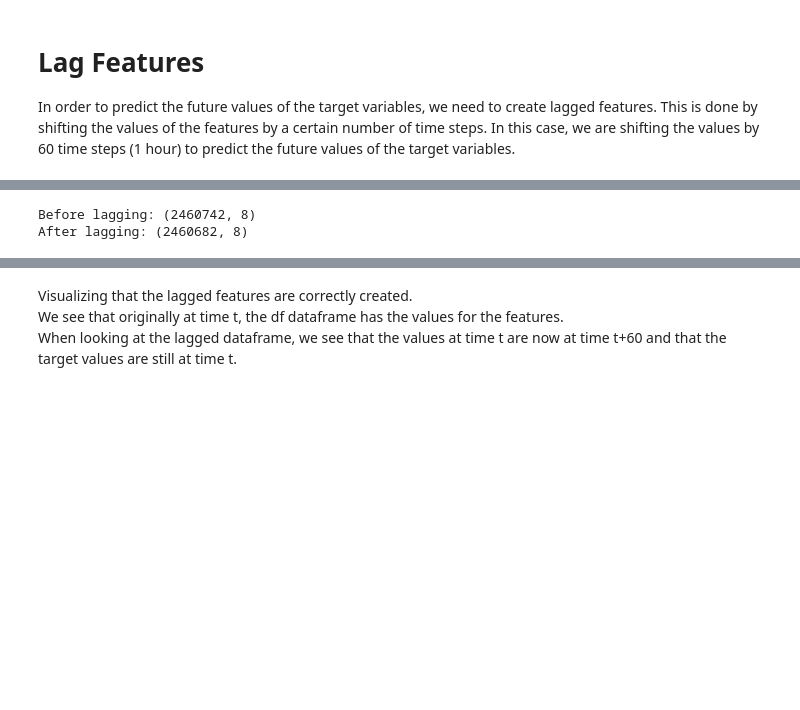
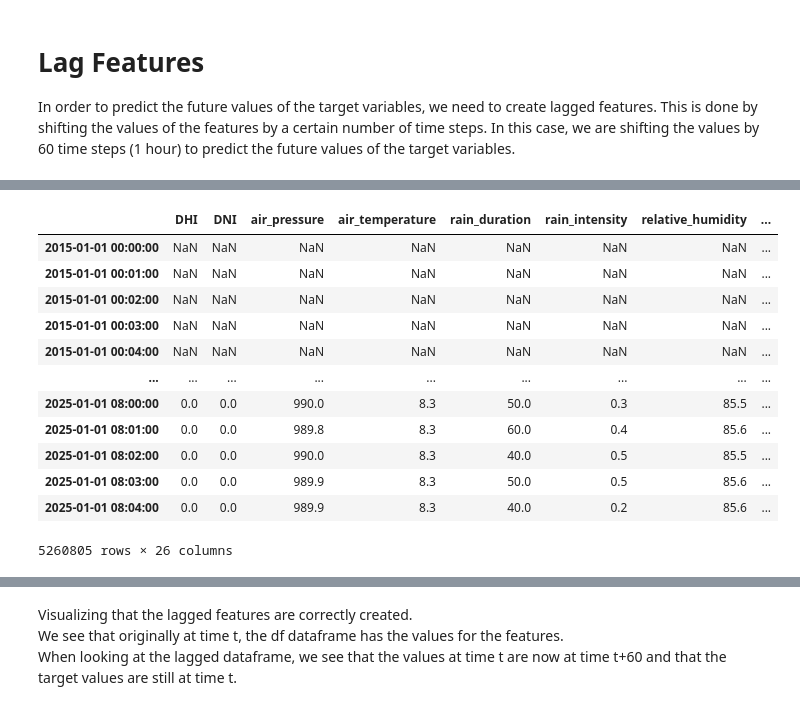
Before and after one commit to LucasDJensen/Solar-Irradiance-Nowcasting, a Jupyter notebook: Preprocess_Step_2.ipynb, the cells around one changed output, grey strips where cells are left out. Cells and saved outputs as stored; diff of their text form; code cells hidden in the pictures; blank space fills up the shorter version.

```diff
--- a/Preprocess_Step_2.ipynb
+++ b/Preprocess_Step_2.ipynb
@@ -46,20 +117,24 @@ In order to predict the future values of the target variables, we need to create
 # %%
-TARGETS = ['DNI', 'DHI']
-X = df.dropna().drop(columns=TARGETS)  # Drop the target columns and any rows with NaN values because LagFeatures does not handle NaN values.
-print(f'Before lagging: {X.shape}')
-lf = LagFeatures(periods=[60], drop_original=True, drop_na=True)
-# df_lagged = lf.fit_transform(pd.DataFrame(X['air_pressure']))
-df_lagged = lf.fit_transform(X)
-print(f'After lagging: {df_lagged.shape}')
+TARGETS = [x.name for x in my_config.target_variables]
+FEATURES = [x.name for x in my_config.features]
 
-# Reintroduce the NaN values by reindexing the DataFrame with the full range of timestamps.
-# full_range = pd.date_range(start=df_lagged.index.min(), end=df_lagged.index.max(), freq="1min")
-# df_lagged = df_lagged.reindex(full_range)
-# df_lagged.sort_index(inplace=True)
-
-df_lagged[TARGETS] = df[TARGETS]  # Reintroduce the target columns.
-# sort the columns
-df_lagged = df_lagged[sorted(df_lagged.columns)]
+for feature in my_config.features:
+    if feature.lag is not None:
+        for lag in feature.lag:
+            df_lagged[f'{feature.name}_lag_{lag}'] = df[feature.name].shift(lag)
-# %% [output]
-Before lagging: (2460742, 8)
-After lagging: (2460682, 8)
+# %%
+df_lagged
+# %% [output]
+|  | DHI | DNI | air_pressure | air_temperature | rain_duration | rain_intensity | relative_humidity | ... |
+| 2015-01-01 00:00:00 | NaN | NaN | NaN | NaN | NaN | NaN | NaN | ... |
+| 2015-01-01 00:01:00 | NaN | NaN | NaN | NaN | NaN | NaN | NaN | ... |
+| 2015-01-01 00:02:00 | NaN | NaN | NaN | NaN | NaN | NaN | NaN | ... |
+| 2015-01-01 00:03:00 | NaN | NaN | NaN | NaN | NaN | NaN | NaN | ... |
+| 2015-01-01 00:04:00 | NaN | NaN | NaN | NaN | NaN | NaN | NaN | ... |
+| ... | ... | ... | ... | ... | ... | ... | ... | ... |
+| 2025-01-01 08:00:00 | 0.0 | 0.0 | 990.0 | 8.3 | 50.0 | 0.3 | 85.5 | ... |
+| 2025-01-01 08:01:00 | 0.0 | 0.0 | 989.8 | 8.3 | 60.0 | 0.4 | 85.6 | ... |
+| 2025-01-01 08:02:00 | 0.0 | 0.0 | 990.0 | 8.3 | 40.0 | 0.5 | 85.5 | ... |
+| 2025-01-01 08:03:00 | 0.0 | 0.0 | 989.9 | 8.3 | 50.0 | 0.5 | 85.6 | ... |
+| 2025-01-01 08:04:00 | 0.0 | 0.0 | 989.9 | 8.3 | 40.0 | 0.2 | 85.6 | ... |
+5260805 rows × 26 columns
```
Also changed, not shown: parts of 11 cells of this notebook, 6 other files.
